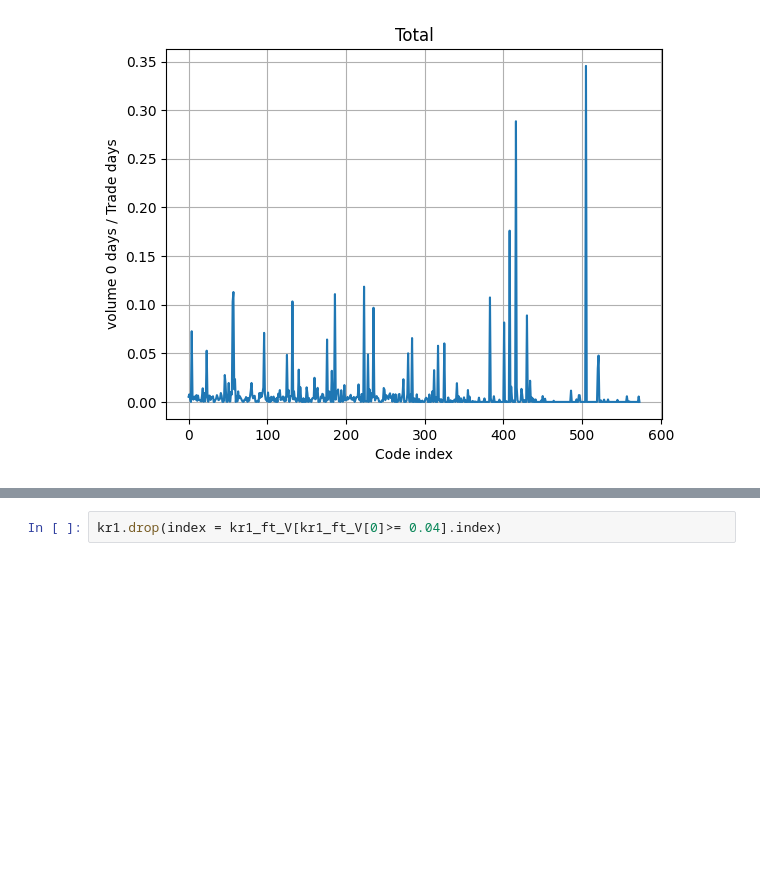
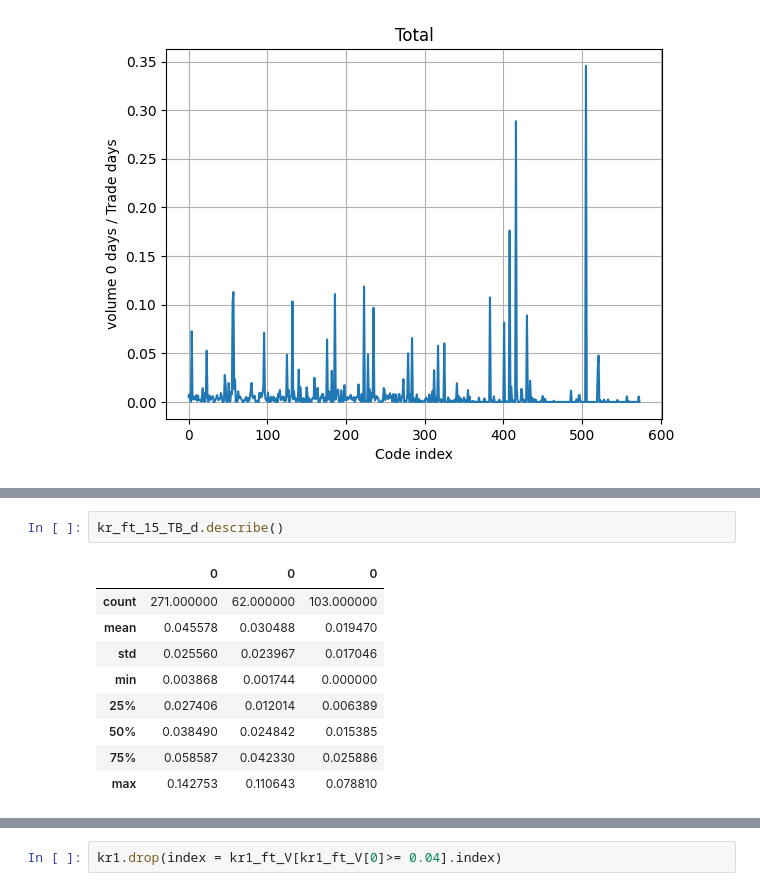
Before and after one commit to Hy-MDL/DB, a Jupyter notebook: Total copy.ipynb, the cells around one changed output, grey strips where cells are left out. Cells and saved outputs as stored; diff of their text form; blank space fills up the shorter version.

```diff
--- a/Total copy.ipynb
+++ b/Total copy.ipynb
@@ -205,0 +306,12 @@ df_Kr1[0].iloc[270].loc[:'2015-6-15']
+# %%
+kr_ft_15_TB_d.describe()
+# %% [output]
+|  | 0 | 0 | 0 |
+| count | 271.000000 | 62.000000 | 103.000000 |
+| mean | 0.045578 | 0.030488 | 0.019470 |
+| std | 0.025560 | 0.023967 | 0.017046 |
+| min | 0.003868 | 0.001744 | 0.000000 |
+| 25% | 0.027406 | 0.012014 | 0.006389 |
+| 50% | 0.038490 | 0.024842 | 0.015385 |
+| 75% | 0.058587 | 0.042330 | 0.025886 |
+| max | 0.142753 | 0.110643 | 0.078810 |
```
Also changed, not shown: parts of 20 cells of this notebook.
